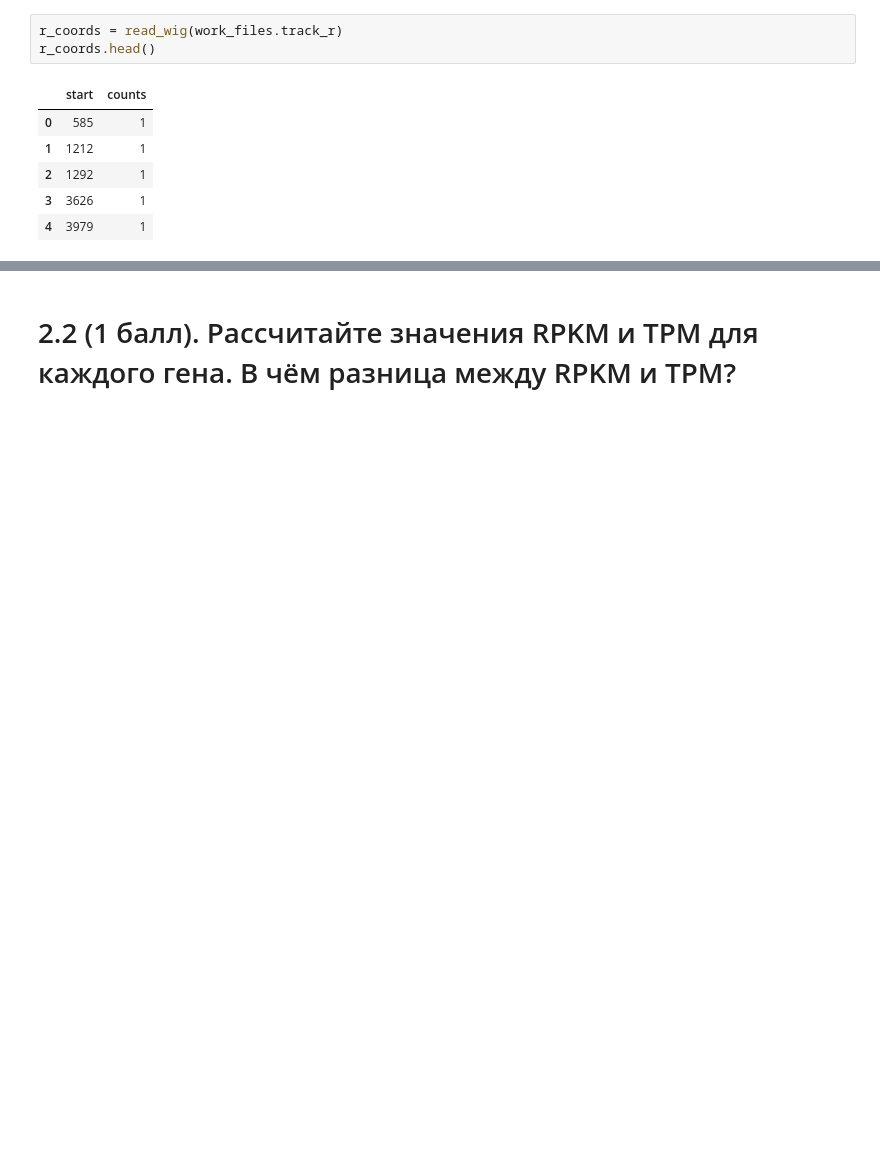
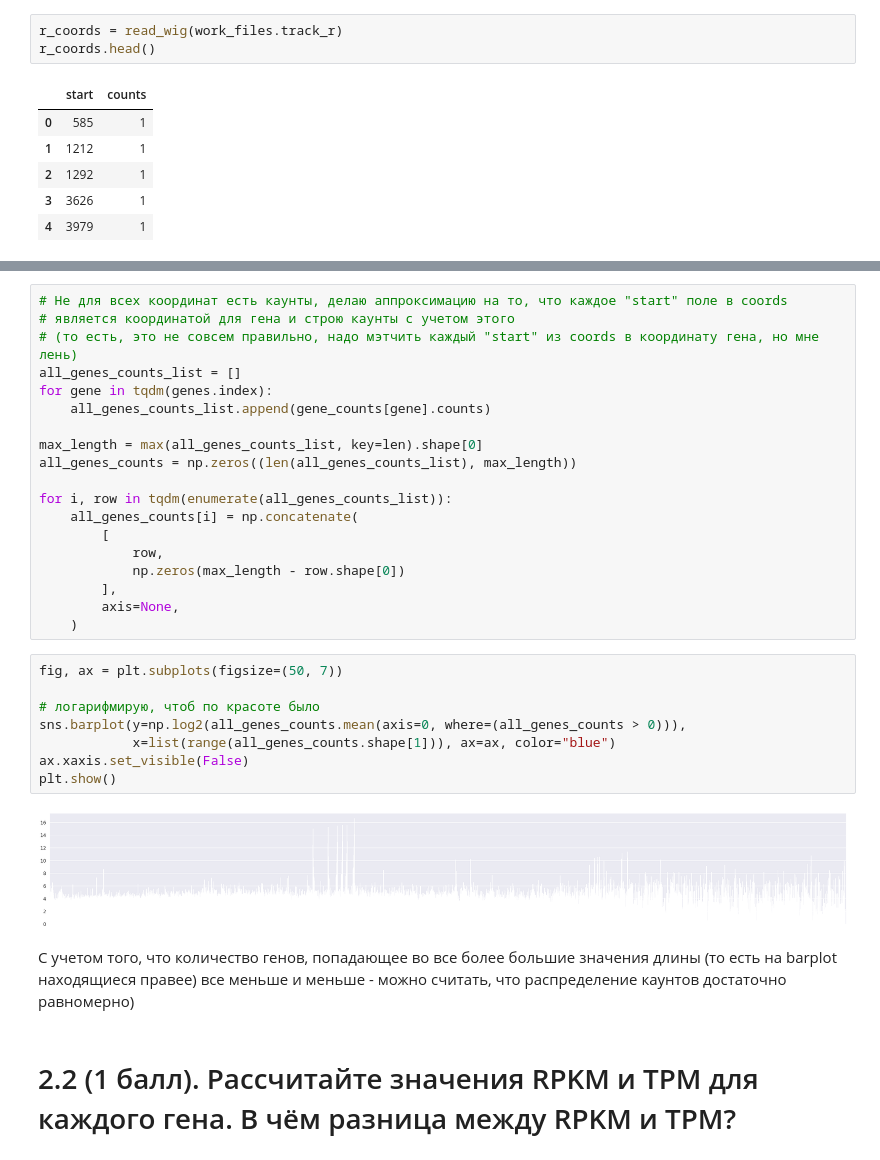
Before and after one commit to alex123012/bioinf_2022, a Jupyter notebook: RiboSeq/RiboSeq.ipynb, the cells around one changed output, grey strips where cells are left out. Saved outputs shown, nothing was run; the diff lists cells and outputs as text; blank space fills up the shorter version.

```diff
--- a/RiboSeq/RiboSeq.ipynb
+++ b/RiboSeq/RiboSeq.ipynb
@@ -413,2 +570,33 @@ r_coords.head()
+# %%
+# Не для всех координат есть каунты, делаю аппроксимацию на то, что каждое "start" поле в coords
+# является координатой для гена и строю каунты с учетом этого
+# (то есть, это не совсем правильно, надо мэтчить каждый "start" из coords в координату гена, но мне лень)
+all_genes_counts_list = []
+for gene in tqdm(genes.index):
+    all_genes_counts_list.append(gene_counts[gene].counts)
+
+max_length = max(all_genes_counts_list, key=len).shape[0]
+all_genes_counts = np.zeros((len(all_genes_counts_list), max_length))
+
+for i, row in tqdm(enumerate(all_genes_counts_list)):
+    all_genes_counts[i] = np.concatenate(
+        [
+            row,
+            np.zeros(max_length - row.shape[0])
+        ],
+        axis=None,
+    )
+# %%
+fig, ax = plt.subplots(figsize=(50, 7))
+
+# логарифмирую, чтоб по красоте было
+sns.barplot(y=np.log2(all_genes_counts.mean(axis=0, where=(all_genes_counts > 0))),
+            x=list(range(all_genes_counts.shape[1])), ax=ax, color="blue")
+ax.xaxis.set_visible(False)
+plt.show()
+# %% [output]
+[figure, added]
+# %% [markdown]
+С учетом того, что количество генов, попадающее во все более большие значения длины (то есть на barplot находящиеся правее) все меньше и меньше - можно считать, что распределение каунтов достаточно равномерно)
 # %% [markdown]
 # 2.2 (1 балл). Рассчитайте значения RPKM и TPM для каждого гена. В чём разница между RPKM и TPM?
```
Also changed, not shown: parts of 23 cells of this notebook, 4 other files.
